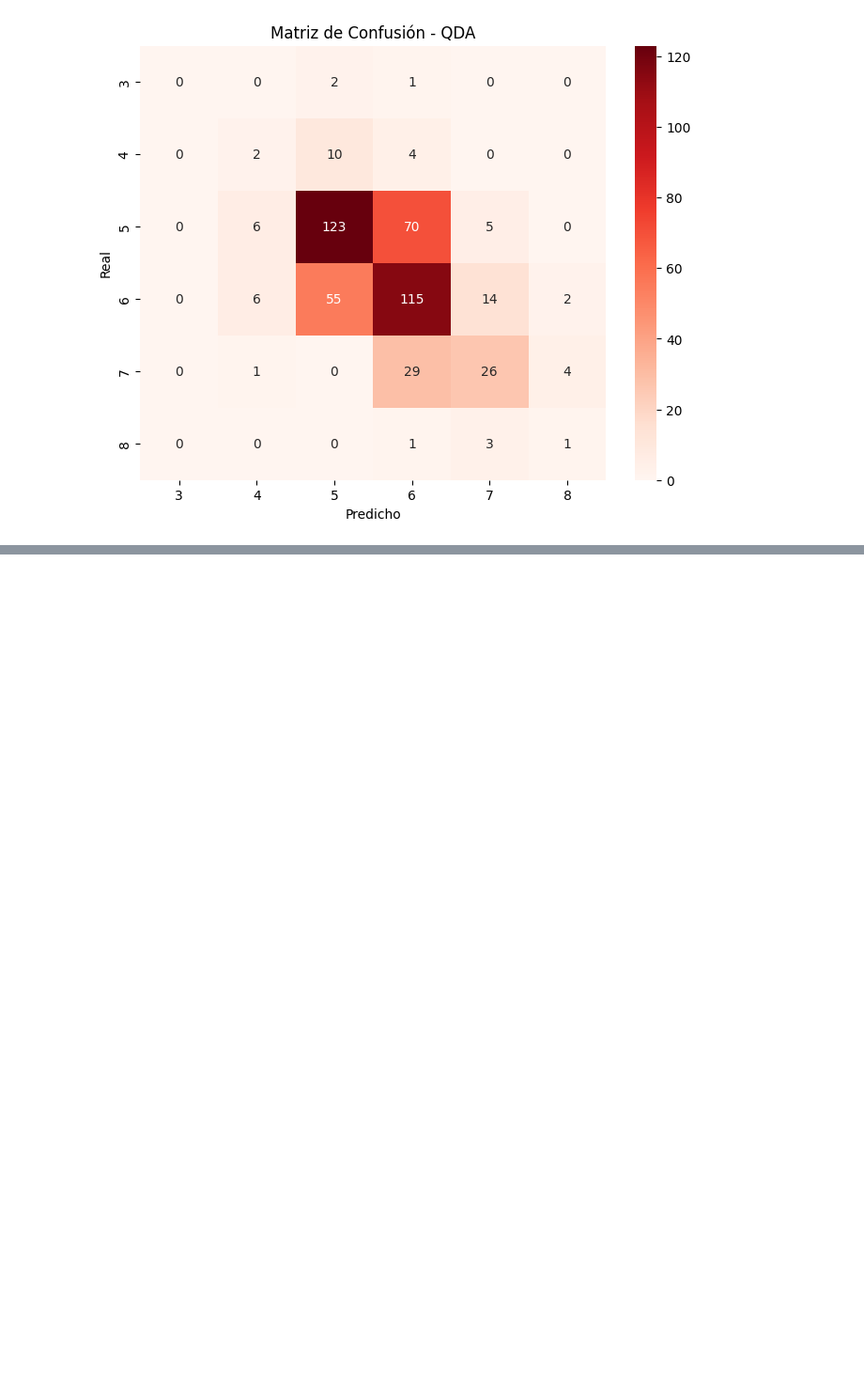
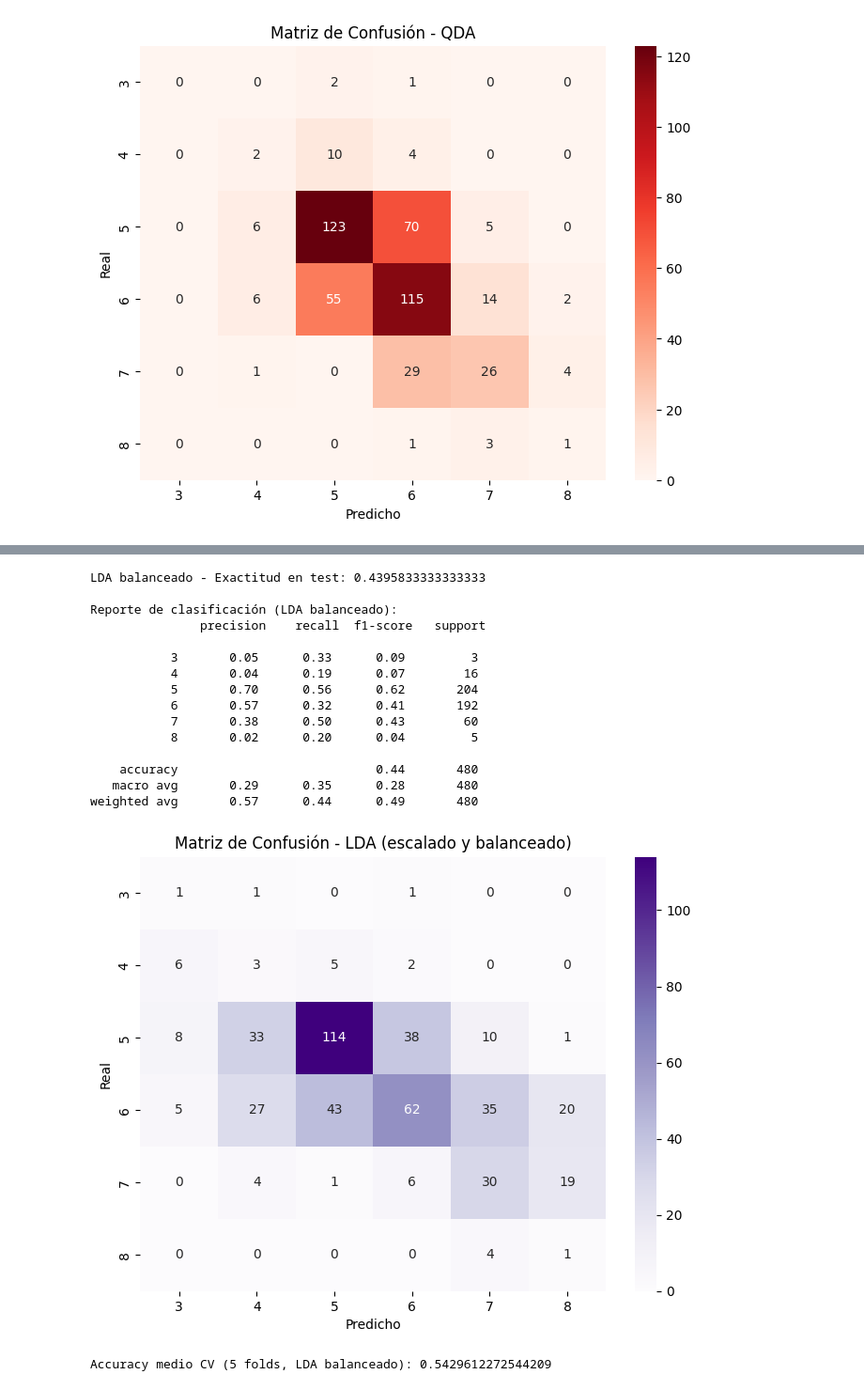
Before and after one commit to matycody/TP-1, a Jupyter notebook: clasificacion/lda_qda.ipynb, the cells around one changed output, grey strips where cells are left out. Shown at 94% size. Saved outputs shown, nothing was run; the diff lists cells and outputs as text; code cells hidden in the pictures; blank space fills up the shorter version.

```diff
--- a/clasificacion/lda_qda.ipynb
+++ b/clasificacion/lda_qda.ipynb
@@ -344,0 +351,49 @@ weighted avg       0.56      0.56      0.55       480
+# %%
+# LDA balanceado (escalado y balanceado)
+from imblearn.over_sampling import RandomOverSampler
+from sklearn.discriminant_analysis import LinearDiscriminantAnalysis
+from sklearn.metrics import classification_report, confusion_matrix, accuracy_score
+from sklearn.model_selection import cross_val_score
+import numpy as np
+
+# Estandarizar datos
+scaler = StandardScaler()
+X_train_scaled = scaler.fit_transform(X_train)
+X_test_scaled = scaler.transform(X_test)
+
+# Balancear solo el set de entrenamiento
+ros = RandomOverSampler(random_state=42)
+X_train_bal, y_train_bal = ros.fit_resample(X_train_scaled, y_train)
+
+lda_bal = LinearDiscriminantAnalysis()
+lda_bal.fit(X_train_bal, y_train_bal)
+y_pred_lda_bal = lda_bal.predict(X_test_scaled)
+print("LDA balanceado - Exactitud en test:", accuracy_score(y_test, y_pred_lda_bal))
+print("\nReporte de clasificación (LDA balanceado):\n", classification_report(y_test, y_pred_lda_bal))
+cm_lda_bal = confusion_matrix(y_test, y_pred_lda_bal)
+plt.figure(figsize=(8,6))
+sns.heatmap(cm_lda_bal, annot=True, fmt="d", cmap="Purples", xticklabels=np.sort(np.unique(y)), yticklabels=np.sort(np.unique(y)))
+plt.xlabel("Predicho")
+plt.ylabel("Real")
+plt.title("Matriz de Confusión - LDA (escalado y balanceado)")
+plt.show()
+scores_lda_bal = cross_val_score(lda_bal, X_train_bal, y_train_bal, cv=5, scoring="accuracy")
+print("Accuracy medio CV (5 folds, LDA balanceado):", scores_lda_bal.mean())
+# %% [output]
+LDA balanceado - Exactitud en test: 0.4395833333333333
+
+Reporte de clasificación (LDA balanceado):
+               precision    recall  f1-score   support
+
+           3       0.05      0.33      0.09         3
+           4       0.04      0.19      0.07        16
+           5       0.70      0.56      0.62       204
+           6       0.57      0.32      0.41       192
+           7       0.38      0.50      0.43        60
+           8       0.02      0.20      0.04         5
+
+    accuracy                           0.44       480
+   macro avg       0.29      0.35      0.28       480
+weighted avg       0.57      0.44      0.49       480
+[figure, added]
+Accuracy medio CV (5 folds, LDA balanceado): 0.5429612272544209
```
Also changed, not shown: parts of 4 cells of this notebook, 11 other files.
